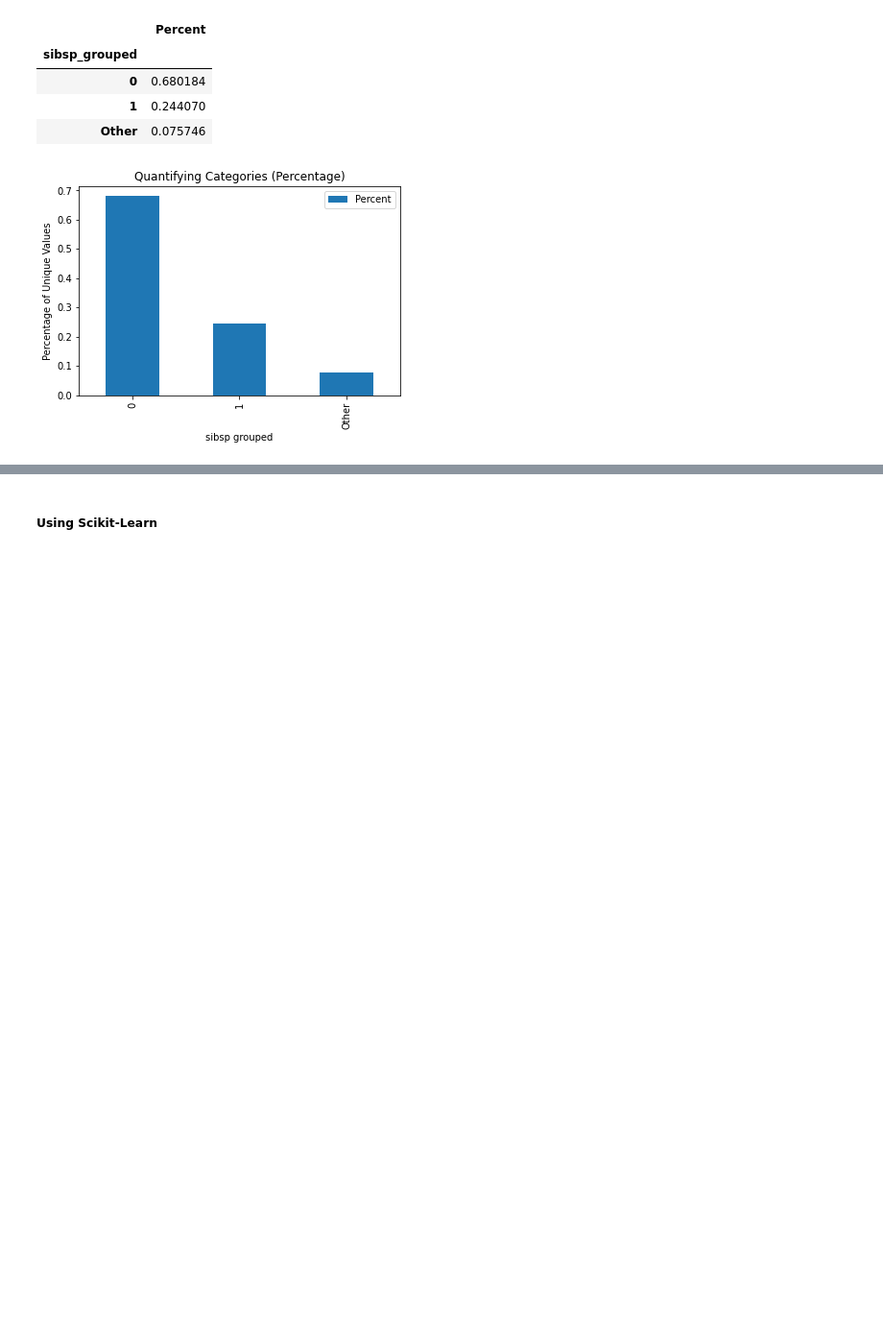
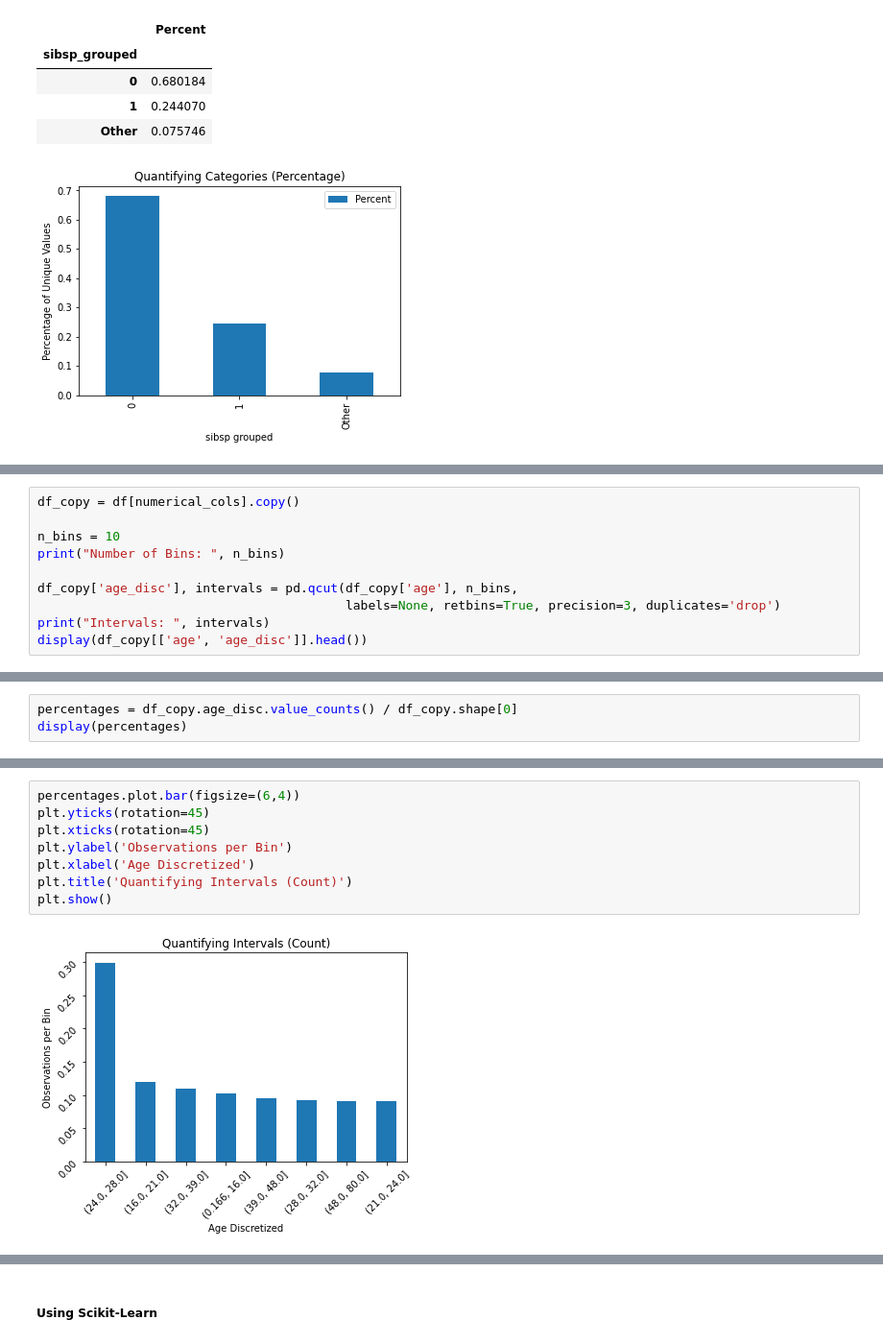
Before and after one commit to jtupitza-msft/edsp-mentoring-program, a Jupyter notebook: 04-Feature-Engineering.ipynb, the cells around one changed output, grey strips where cells are left out. Shown at 96% size. Cells and saved outputs as stored; diff of their text form; blank space fills up the shorter version.

```diff
--- a/04-Feature-Engineering.ipynb
+++ b/04-Feature-Engineering.ipynb
@@ -1204,0 +1303,10 @@ df_copy[['age','AgeGroup']].head(7).sort_values(by=['age'], ascending=True)
+# %%
+df_copy = df[numerical_cols].copy()
+
+n_bins = 10
+print("Number of Bins: ", n_bins)
+
+df_copy['age_disc'], intervals = pd.qcut(df_copy['age'], n_bins,
+                                         labels=None, retbins=True, precision=3, duplicates='drop')
+print("Intervals: ", intervals)
+display(df_copy[['age', 'age_disc']].head())
@@ -1204,0 +1322,3 @@ df_copy[['age','AgeGroup']].head(7).sort_values(by=['age'], ascending=True)
+# %%
+percentages = df_copy.age_disc.value_counts() / df_copy.shape[0]
+display(percentages)
@@ -1204,0 +1335,10 @@ df_copy[['age','AgeGroup']].head(7).sort_values(by=['age'], ascending=True)
+# %%
+percentages.plot.bar(figsize=(6,4))
+plt.yticks(rotation=45)
+plt.xticks(rotation=45)
+plt.ylabel('Observations per Bin')
+plt.xlabel('Age Discretized')
+plt.title('Quantifying Intervals (Count)')
+plt.show()
+# %% [output]
+[figure, added]
```
Also changed, not shown: parts of 29 cells of this notebook.
